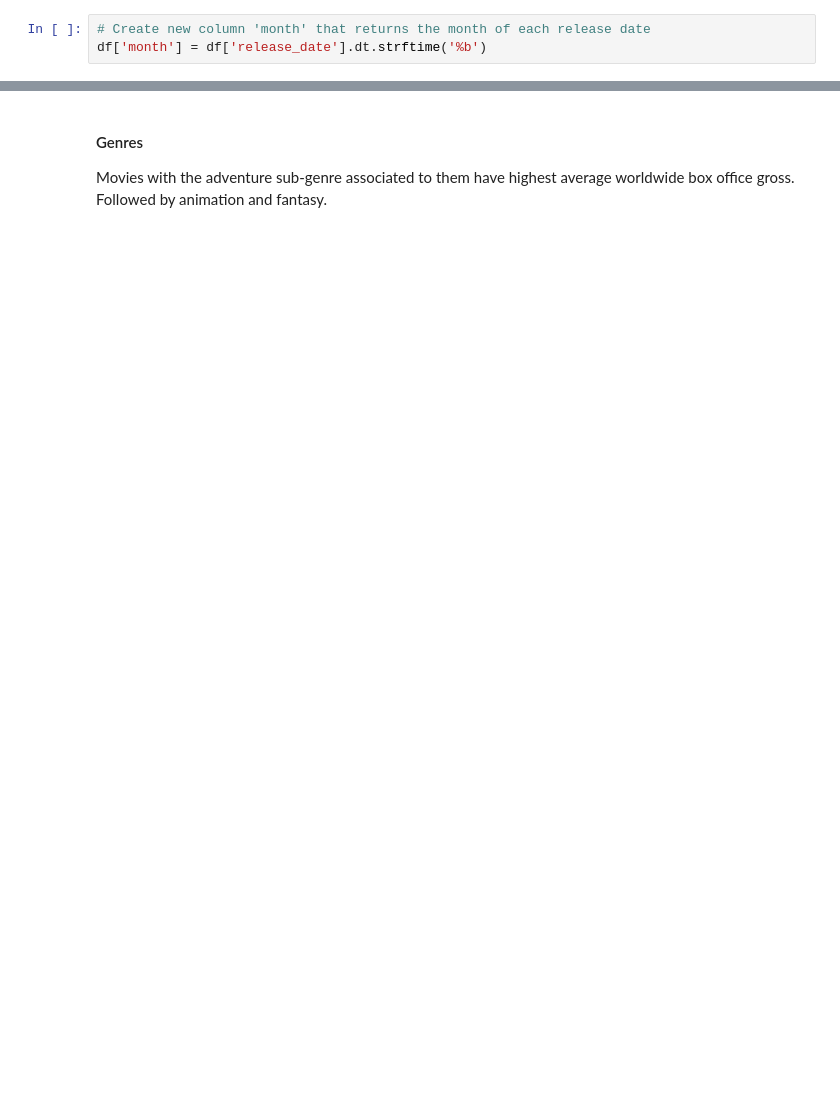
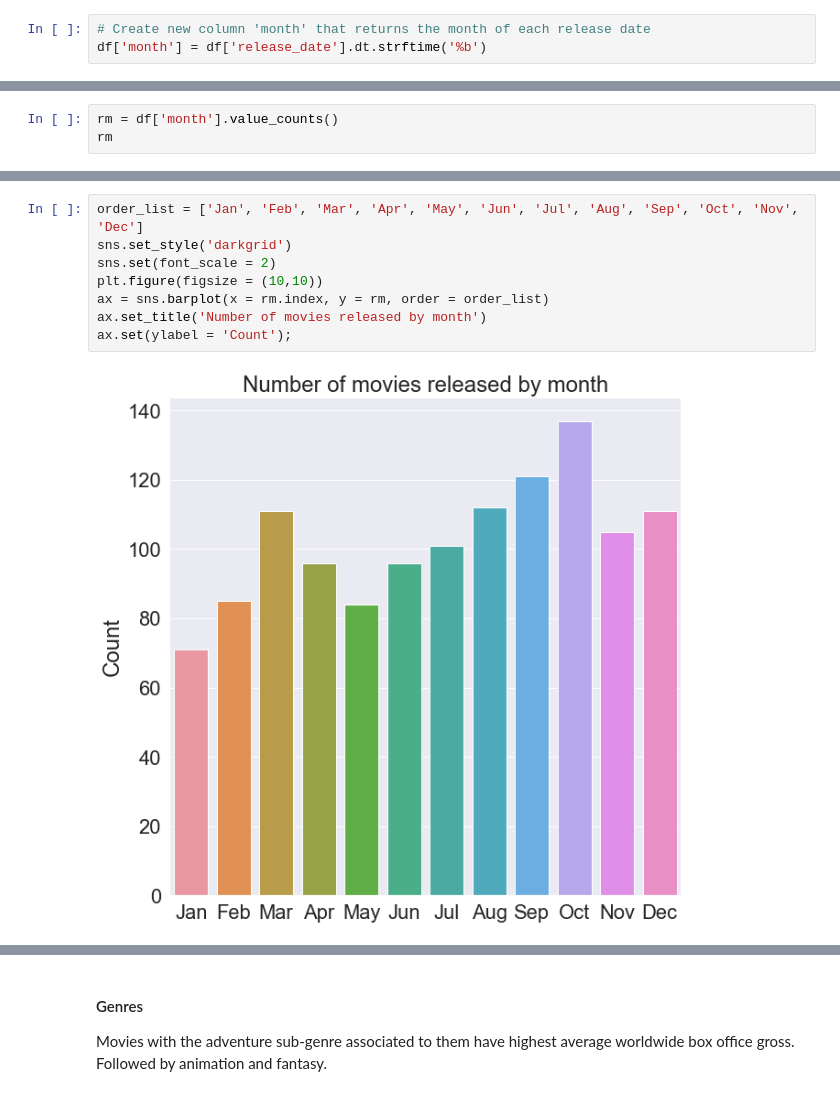
Before and after one commit to whyyoutoo/Microsoft-Movie_analysis-Project, a Jupyter notebook: dsc-phase1-project-template.ipynb, the cells around one changed output, grey strips where cells are left out. Saved outputs shown, nothing was run; the diff lists cells and outputs as text; blank space fills up the shorter version.

```diff
--- a/dsc-phase1-project-template.ipynb
+++ b/dsc-phase1-project-template.ipynb
@@ -143,0 +293,3 @@ df['month'] = df['release_date'].dt.strftime('%b')
+# %%
+rm = df['month'].value_counts()
+rm
@@ -143,0 +310,10 @@ df['month'] = df['release_date'].dt.strftime('%b')
+# %%
+order_list = ['Jan', 'Feb', 'Mar', 'Apr', 'May', 'Jun', 'Jul', 'Aug', 'Sep', 'Oct', 'Nov', 'Dec']
+sns.set_style('darkgrid')
+sns.set(font_scale = 2)
+plt.figure(figsize = (10,10))
+ax = sns.barplot(x = rm.index, y = rm, order = order_list)
+ax.set_title('Number of movies released by month')
+ax.set(ylabel = 'Count');
+# %% [output]
+[figure, added]
```
Also changed, not shown: parts of 49 cells of this notebook.
